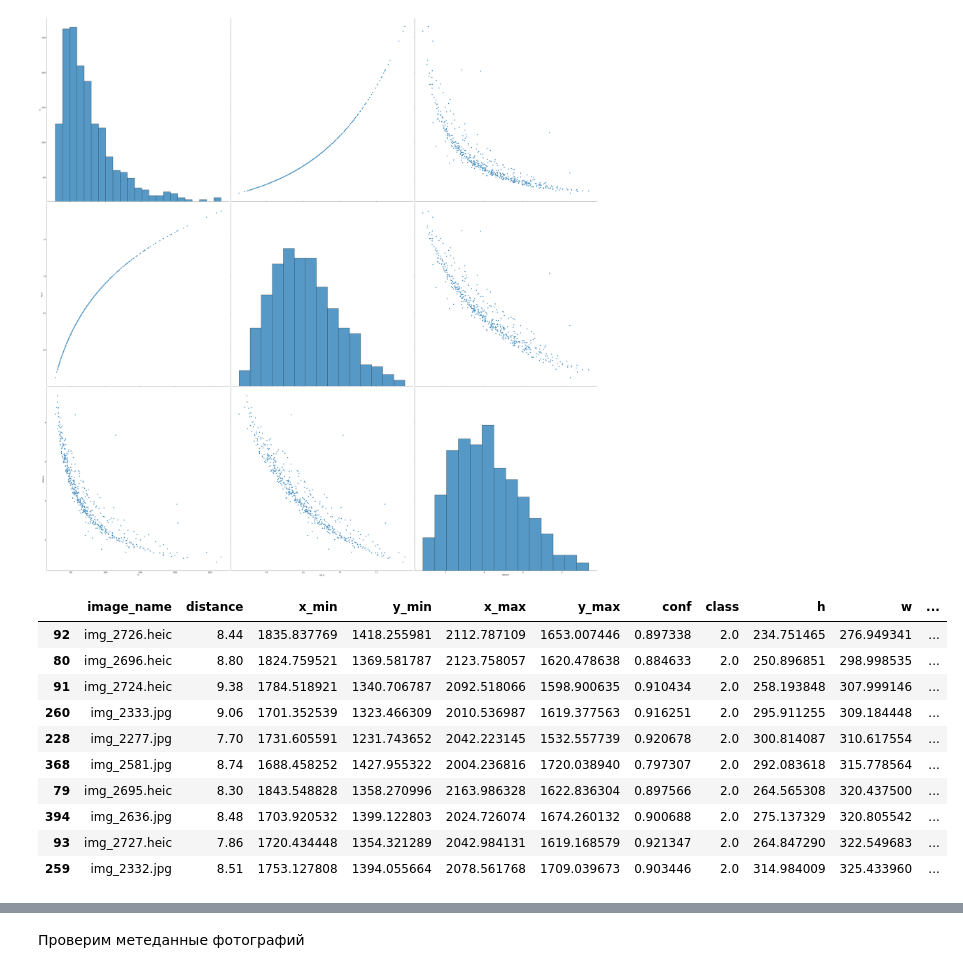
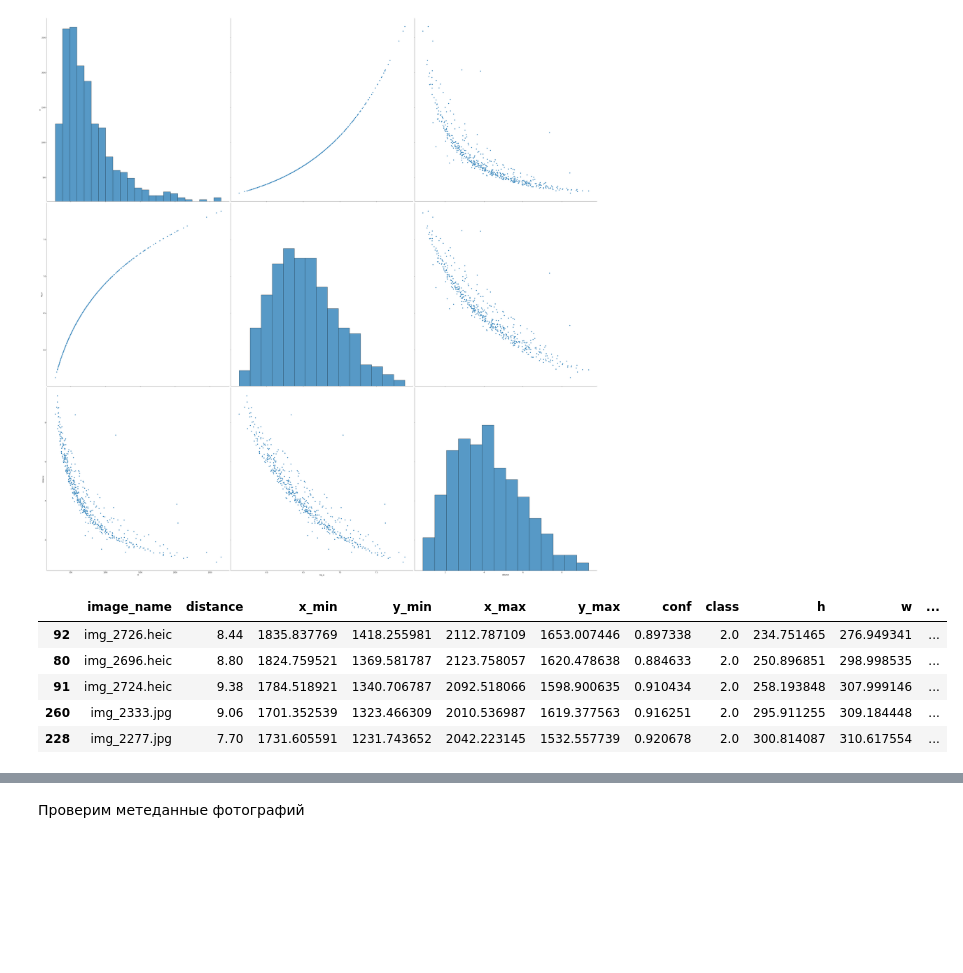
Before and after one commit to v010ch/car_dist_by_photo_22, a Jupyter notebook: 1step_eda.ipynb, the cells around one changed output, grey strips where cells are left out. Saved outputs shown, nothing was run; the diff lists cells and outputs as text; code cells hidden in the pictures; blank space fills up the shorter version.

```diff
--- a/1step_eda.ipynb
+++ b/1step_eda.ipynb
@@ -244,17 +244,12 @@ plot_corrc(train_df, ['w', 'log_w'])
 [figure]
 [figure]
 # %%
-train_df.sort_values('w').head(10)
+train_df.sort_values('w').head(5)
 # %% [output]
 |  | image_name | distance | x_min | y_min | x_max | y_max | conf | class | h | w | ... |
 | 92 | img_2726.heic | 8.44 | 1835.837769 | 1418.255981 | 2112.787109 | 1653.007446 | 0.897338 | 2.0 | 234.751465 | 276.949341 | ... |
 | 80 | img_2696.heic | 8.80 | 1824.759521 | 1369.581787 | 2123.758057 | 1620.478638 | 0.884633 | 2.0 | 250.896851 | 298.998535 | ... |
 | 91 | img_2724.heic | 9.38 | 1784.518921 | 1340.706787 | 2092.518066 | 1598.900635 | 0.910434 | 2.0 | 258.193848 | 307.999146 | ... |
 | 260 | img_2333.jpg | 9.06 | 1701.352539 | 1323.466309 | 2010.536987 | 1619.377563 | 0.916251 | 2.0 | 295.911255 | 309.184448 | ... |
 | 228 | img_2277.jpg | 7.70 | 1731.605591 | 1231.743652 | 2042.223145 | 1532.557739 | 0.920678 | 2.0 | 300.814087 | 310.617554 | ... |
-| 368 | img_2581.jpg | 8.74 | 1688.458252 | 1427.955322 | 2004.236816 | 1720.038940 | 0.797307 | 2.0 | 292.083618 | 315.778564 | ... |
-| 79 | img_2695.heic | 8.30 | 1843.548828 | 1358.270996 | 2163.986328 | 1622.836304 | 0.897566 | 2.0 | 264.565308 | 320.437500 | ... |
-| 394 | img_2636.jpg | 8.48 | 1703.920532 | 1399.122803 | 2024.726074 | 1674.260132 | 0.900688 | 2.0 | 275.137329 | 320.805542 | ... |
-| 93 | img_2727.heic | 7.86 | 1720.434448 | 1354.321289 | 2042.984131 | 1619.168579 | 0.921347 | 2.0 | 264.847290 | 322.549683 | ... |
-| 259 | img_2332.jpg | 8.51 | 1753.127808 | 1394.055664 | 2078.561768 | 1709.039673 | 0.903446 | 2.0 | 314.984009 | 325.433960 | ... |
 # %%
```
Also changed, not shown: parts of 1 cell of this notebook, 7 other files.
